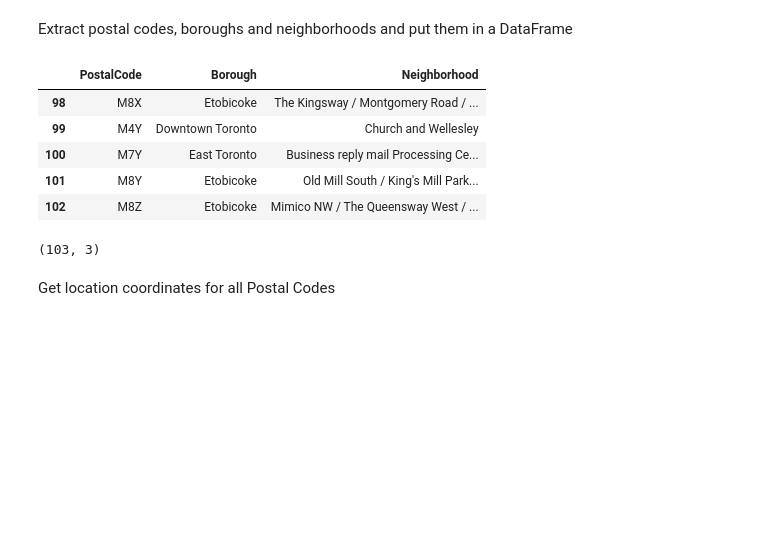
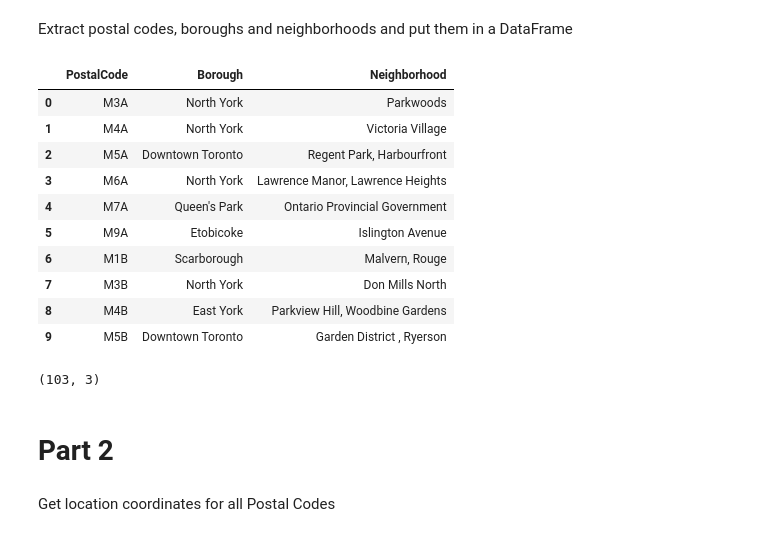
Before and after one commit to dincamihai/Neighborhood-Data-Coursera-Capstone, a Jupyter notebook: toronto.ipynb, the cells around one changed output. Saved outputs shown, nothing was run; the diff lists cells and outputs as text; code cells hidden in the pictures; blank space fills up the shorter version.

```diff
--- a/toronto.ipynb
+++ b/toronto.ipynb
@@ -12,30 +14,43 @@ wiki_toronto = BeautifulSoup(requests.get('https://en.wikipedia.org/wiki/List_of
 # %% [markdown]
 Extract postal codes, boroughs and neighborhoods and put them in a DataFrame
 # %%
+def clean_content(content):
+    content = content.replace(' / ', ', ')
+    content = content.replace('(', '')
+    content = content.replace(')', '')
+    return content
+
 items = []
 for item in wiki_toronto.table.find_all('td'):
     postal_code = item.p.b.text
     if item.p.span.text == "Not assigned":
         continue
     parts = [it for it in item.stripped_strings if it not in "()"]
     borough = parts[1]
     neighborhood = ' '.join(parts[2:])
 
-    items.append((postal_code, borough, neighborhood))
+    items.append((postal_code, clean_content(borough), clean_content(neighborhood)))
 
 df_toronto = pd.DataFrame([it for it in items], columns=['PostalCode', 'Borough', 'Neighborhood'])
-df_toronto.tail()
+df_toronto.head(10)
 # %% [output]
 |  | PostalCode | Borough | Neighborhood |
-| 98 | M8X | Etobicoke | The Kingsway / Montgomery Road / ... |
-| 99 | M4Y | Downtown Toronto | Church and Wellesley |
-| 100 | M7Y | East Toronto | Business reply mail Processing Ce... |
-| 101 | M8Y | Etobicoke | Old Mill South / King's Mill Park... |
-| 102 | M8Z | Etobicoke | Mimico NW / The Queensway West / ... |
+| 0 | M3A | North York | Parkwoods |
+| 1 | M4A | North York | Victoria Village |
+| 2 | M5A | Downtown Toronto | Regent Park, Harbourfront |
+| 3 | M6A | North York | Lawrence Manor, Lawrence Heights |
+| 4 | M7A | Queen's Park | Ontario Provincial Government |
+| 5 | M9A | Etobicoke | Islington Avenue |
+| 6 | M1B | Scarborough | Malvern, Rouge |
+| 7 | M3B | North York | Don Mills North |
+| 8 | M4B | East York | Parkview Hill, Woodbine Gardens |
+| 9 | M5B | Downtown Toronto | Garden District , Ryerson |
 # %%
 df_toronto.shape
 # %% [output]
 (103, 3)
+# %% [markdown]
+# Part 2
 # %%
 # The code was removed by DSX for sharing.
 # %% [markdown]
```
Also changed, not shown: parts of 15 cells of this notebook.
